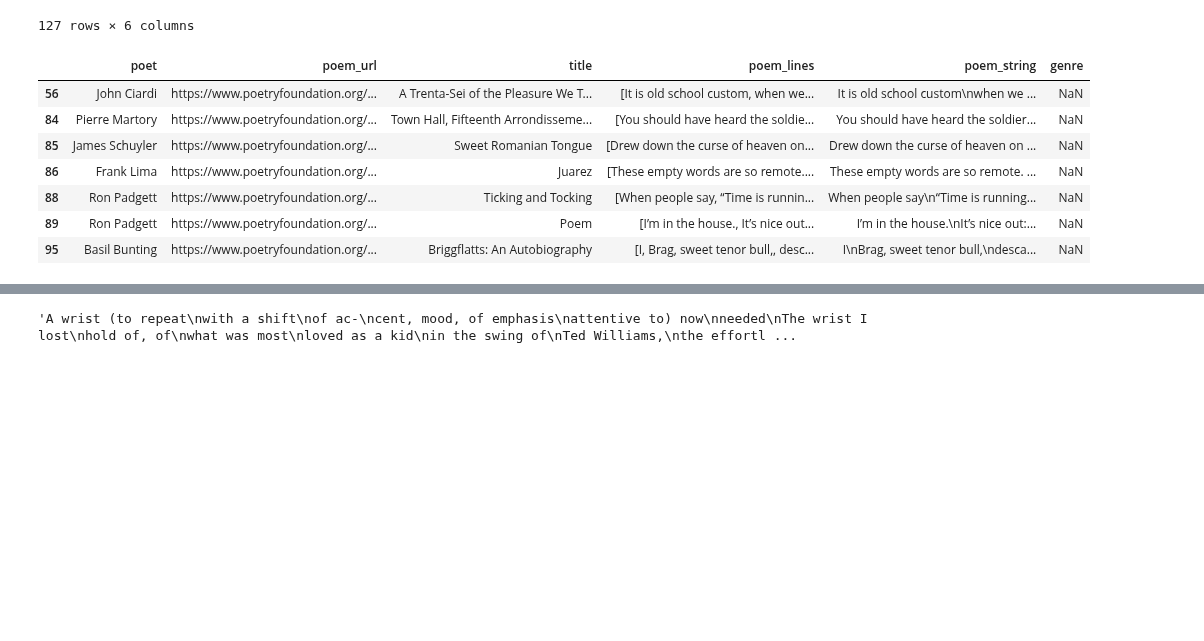
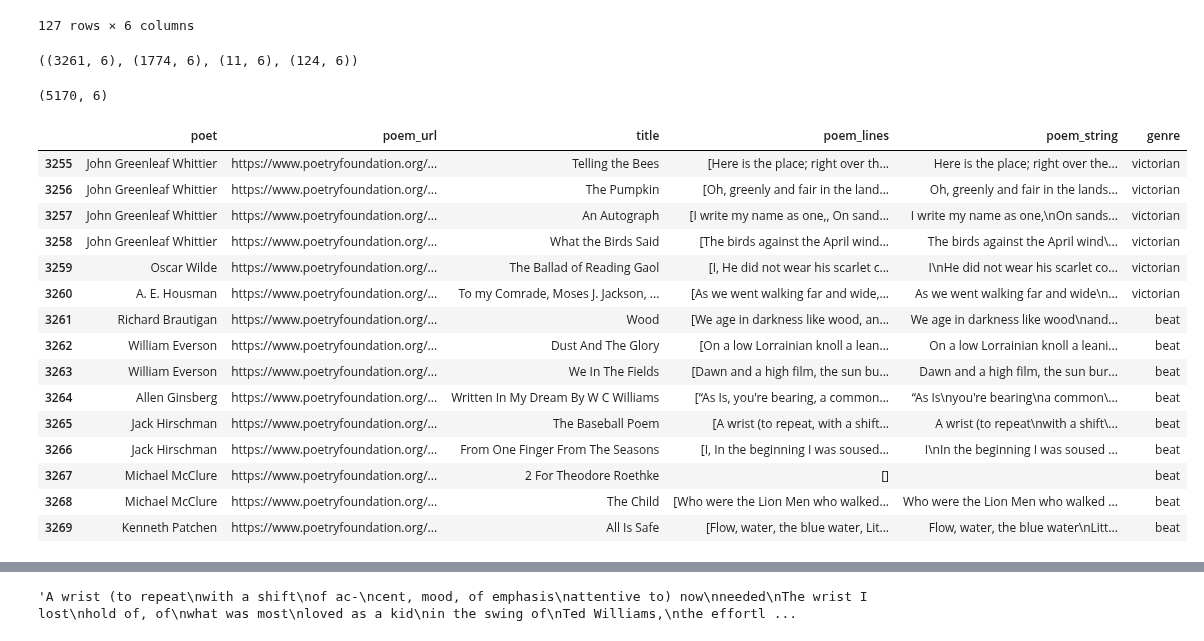
Before and after one commit to p-szymo/poetry_genre_classifier, a Jupyter notebook: archives/01_webscraping-BACKUP-081220-before_cleaning.ipynb, the cells around one changed output, grey strips where cells are left out. Saved outputs shown, nothing was run; the diff lists cells and outputs as text; code cells hidden in the pictures; blank space fills up the shorter version.

```diff
--- a/01_webscraping_notebook-RESCRAPE.ipynb
+++ b/archives/01_webscraping-BACKUP-081220-before_cleaning.ipynb
@@ -444,8 +487,8 @@ rescrape['poem_url'] = url
 rescrape['genre'] = 'new_york_school'
 rescrapes.append(rescrape)
 # %%
-rescrapes_v1 = pd.DataFrame(rescrapes)
-rescrapes_v1
+rescrapes_pt1 = pd.DataFrame(rescrapes)
+rescrapes_pt1
 # %% [output]
 |  | poet | poem_url | title | poem_lines | poem_string | genre |
 | 0 | Michael McClure | https://www.poetryfoundation.org/... | 2 For Theodore Roethke: Premonition | [My bones ascend by arsenics of s... | My bones ascend by arsenics of si... | beat |
@@ -1156,20 +1199,33 @@ rescrapes_pt2
 | 125 | Louis Zukofsky | https://www.poetryfoundation.org/... | "A"21: Rudens, Dads | [Miraculously gods playfellows dr... | Miraculously gods playfellows dre... | objectivist |
 | 126 | Louis Zukofsky | https://www.poetryfoundation.org/... | "A"22: An Era Any Time Of Year | [Others letters a sum owed, ages ... | Others letters a sum owed\nages a... | objectivist |
 127 rows × 6 columns
-# %%
-rescrapes_pt2 = rescrapes_pt2[rescrapes_pt2.poet != 'Arthur Rimbaud']
-# %%
-rescrapes_pt2.loc[86, 'genre'] = 'new_york_school_2nd_generation'
-# %%
-rescrapes_pt2[rescrapes_pt2.genre.isna()].head(40)
-# %% [output]
-|  | poet | poem_url | title | poem_lines | poem_string | genre |
-| 56 | John Ciardi | https://www.poetryfoundation.org/... | A Trenta-Sei of the Pleasure We T... | [It is old school custom, when we... | It is old school custom\nwhen we ... | NaN |
-| 84 | Pierre Martory | https://www.poetryfoundation.org/... | Town Hall, Fifteenth Arrondisseme... | [You should have heard the soldie... | You should have heard the soldier... | NaN |
-| 85 | James Schuyler | https://www.poetryfoundation.org/... | Sweet Romanian Tongue | [Drew down the curse of heaven on... | Drew down the curse of heaven on ... | NaN |
-| 86 | Frank Lima | https://www.poetryfoundation.org/... | Juarez | [These empty words are so remote.... | These empty words are so remote. ... | NaN |
-| 88 | Ron Padgett | https://www.poetryfoundation.org/... | Ticking and Tocking | [When people say, “Time is runnin... | When people say\n“Time is running... | NaN |
-| 89 | Ron Padgett | https://www.poetryfoundation.org/... | Poem | [I’m in the house., It’s nice out... | I’m in the house.\nIt’s nice out:... | NaN |
-| 95 | Basil Bunting | https://www.poetryfoundation.org/... | Briggflatts: An Autobiography | [I, Brag, sweet tenor bull,, desc... | I\nBrag, sweet tenor bull,\ndesca... | NaN |
 # %%
 rescrapes_pt2.to_csv('data/temp_rescrapes_pt2.csv')
+# %%
+text_poems_df.shape, scan_poem_df.shape, rescrapes_pt1.shape, rescrapes_pt2.shape
+# %% [output]
+((3261, 6), (1774, 6), (11, 6), (124, 6))
+# %%
+df = pd.concat([text_poems_df, scan_poem_df, rescrapes_pt1, rescrapes_pt2], axis=0, ignore_index=True)
+df.shape
+# %% [output]
+(5170, 6)
+# %%
+df.iloc[3255:3270]
+# %% [output]
+|  | poet | poem_url | title | poem_lines | poem_string | genre |
+| 3255 | John Greenleaf Whittier | https://www.poetryfoundation.org/... | Telling the Bees | [Here is the place; right over th... | Here is the place; right over the... | victorian |
+| 3256 | John Greenleaf Whittier | https://www.poetryfoundation.org/... | The Pumpkin | [Oh, greenly and fair in the land... | Oh, greenly and fair in the lands... | victorian |
+| 3257 | John Greenleaf Whittier | https://www.poetryfoundation.org/... | An Autograph | [I write my name as one,, On sand... | I write my name as one,\nOn sands... | victorian |
+| 3258 | John Greenleaf Whittier | https://www.poetryfoundation.org/... | What the Birds Said | [The birds against the April wind... | The birds against the April wind\... | victorian |
+| 3259 | Oscar Wilde | https://www.poetryfoundation.org/... | The Ballad of Reading Gaol | [I, He did not wear his scarlet c... | I\nHe did not wear his scarlet co... | victorian |
+| 3260 | A. E. Housman | https://www.poetryfoundation.org/... | To my Comrade, Moses J. Jackson, ... | [As we went walking far and wide,... | As we went walking far and wide\n... | victorian |
+| 3261 | Richard Brautigan | https://www.poetryfoundation.org/... | Wood | [We age in darkness like wood, an... | We age in darkness like wood\nand... | beat |
+| 3262 | William Everson | https://www.poetryfoundation.org/... | Dust And The Glory | [On a low Lorrainian knoll a lean... | On a low Lorrainian knoll a leani... | beat |
+| 3263 | William Everson | https://www.poetryfoundation.org/... | We In The Fields | [Dawn and a high film, the sun bu... | Dawn and a high film, the sun bur... | beat |
+| 3264 | Allen Ginsberg | https://www.poetryfoundation.org/... | Written In My Dream By W C Williams | [“As Is, you're bearing, a common... | “As Is\nyou're bearing\na common\... | beat |
+| 3265 | Jack Hirschman | https://www.poetryfoundation.org/... | The Baseball Poem | [A wrist (to repeat, with a shift... | A wrist (to repeat\nwith a shift\... | beat |
+| 3266 | Jack Hirschman | https://www.poetryfoundation.org/... | From One Finger From The Seasons | [I, In the beginning I was soused... | I\nIn the beginning I was soused ... | beat |
+| 3267 | Michael McClure | https://www.poetryfoundation.org/... | 2 For Theodore Roethke | [] |  | beat |
+| 3268 | Michael McClure | https://www.poetryfoundation.org/... | The Child | [Who were the Lion Men who walked... | Who were the Lion Men who walked ... | beat |
+| 3269 | Kenneth Patchen | https://www.poetryfoundation.org/... | All Is Safe | [Flow, water, the blue water, Lit... | Flow, water, the blue water\nLitt... | beat |
```
Also changed, not shown: parts of 28 cells of this notebook, 2 other files.
